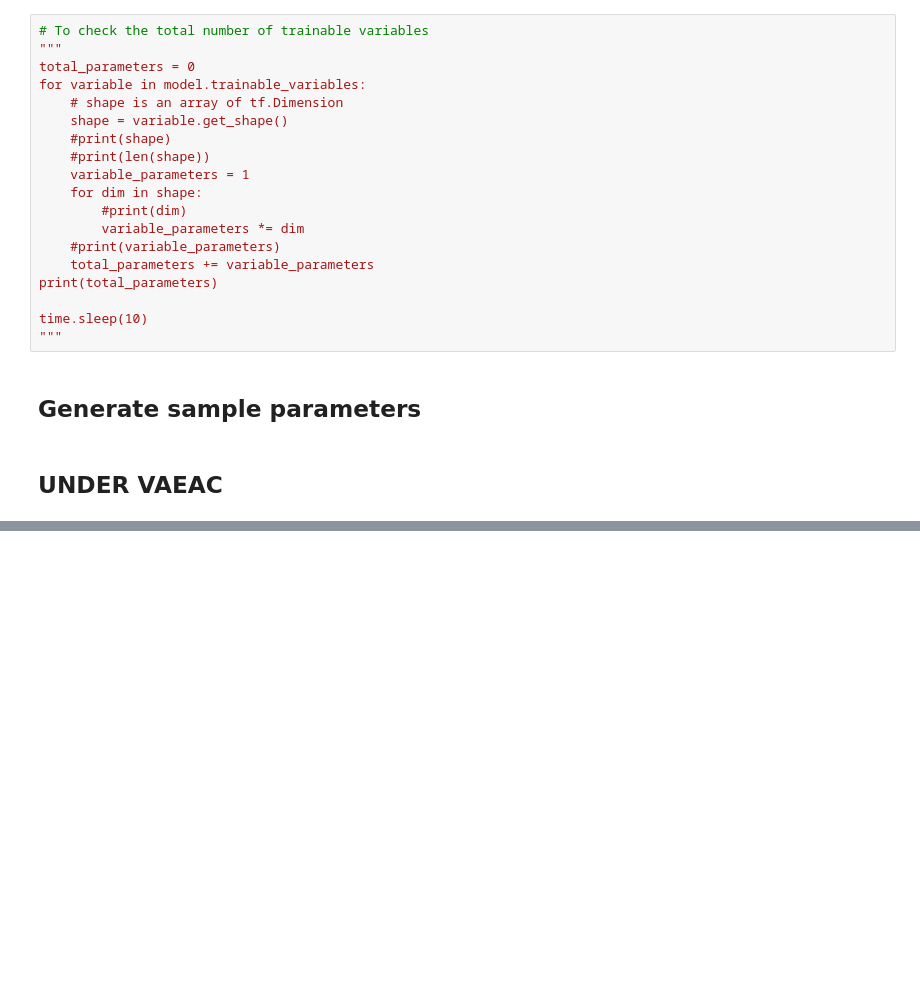
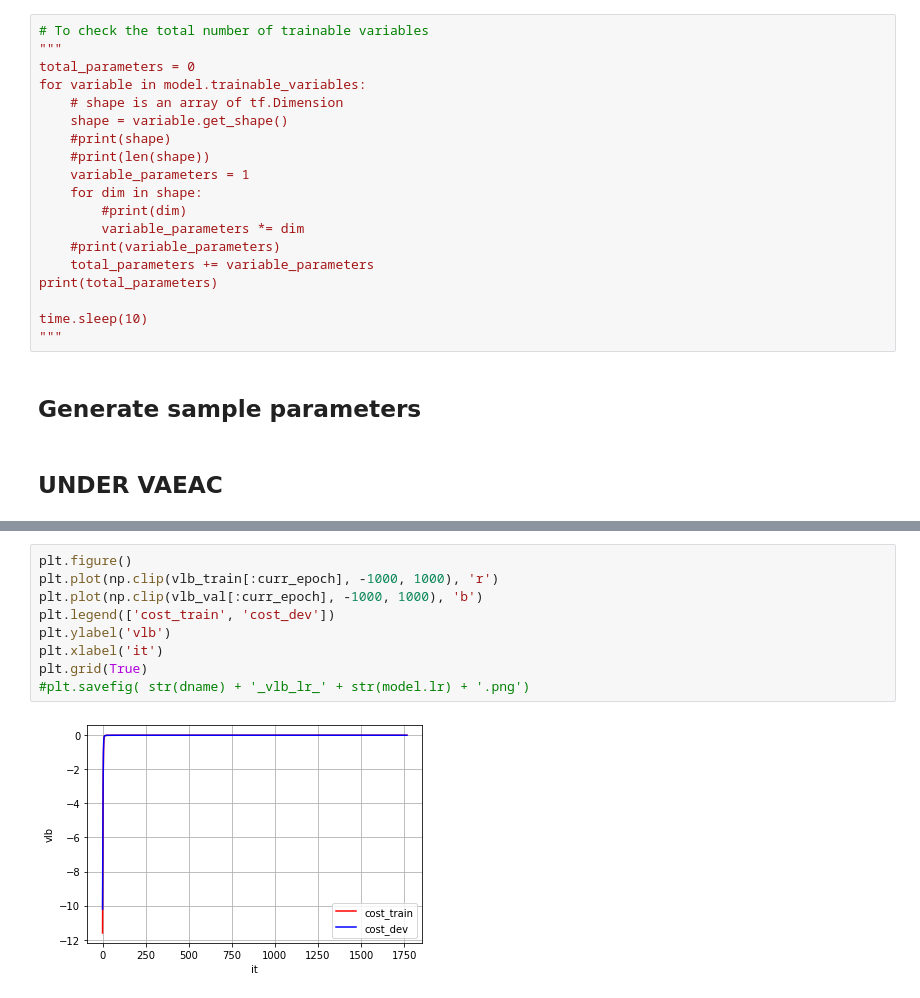
Before and after one commit to alishibli97/DLAdv-Project, a Jupyter notebook: VAEAC/tensorflow_VAEAC-Copy.ipynb, the cells around one changed output, grey strips where cells are left out. Drawn from its saved outputs; the diff is of its cells as text; blank space fills up the shorter version.

```diff
--- a/VAEAC/tensorflow_VAEAC-Copy.ipynb
+++ b/VAEAC/tensorflow_VAEAC-Copy.ipynb
@@ -1139,0 +1412,11 @@ ValueError: in user code:
+# %%
+plt.figure()
+plt.plot(np.clip(vlb_train[:curr_epoch], -1000, 1000), 'r')
+plt.plot(np.clip(vlb_val[:curr_epoch], -1000, 1000), 'b')
+plt.legend(['cost_train', 'cost_dev'])
+plt.ylabel('vlb')
+plt.xlabel('it')
+plt.grid(True)
+#plt.savefig( str(dname) + '_vlb_lr_' + str(model.lr) + '.png')
+# %% [output]
+[figure, added]
```
Also changed, not shown: parts of 29 cells of this notebook.
